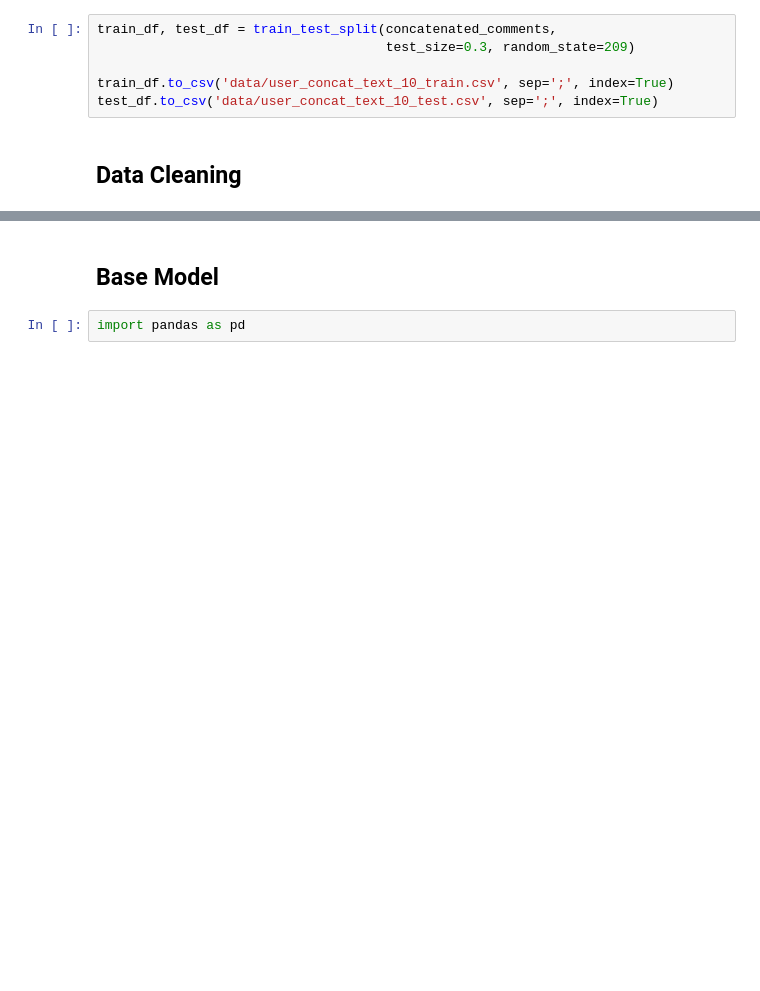
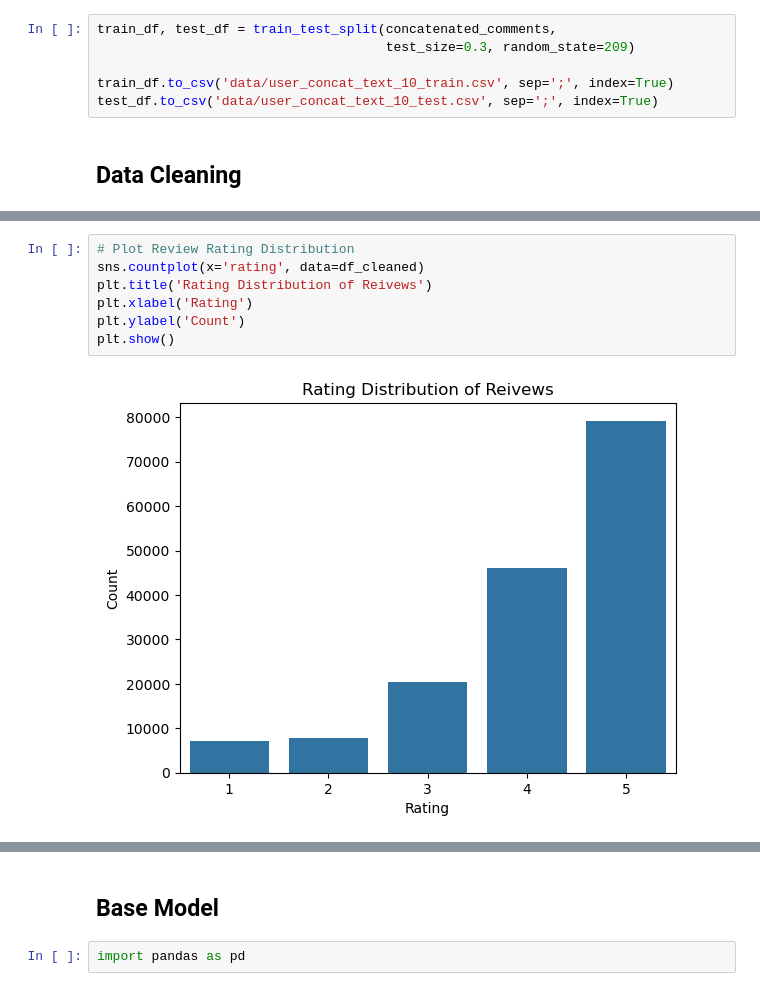
Before and after one commit to yuqinbailey/Restaurant-Rec-Google-Reviews, a Jupyter notebook: 4_Pipeline_Dev.ipynb, the cells around one changed output, grey strips where cells are left out. Saved outputs shown, nothing was run; the diff lists cells and outputs as text; blank space fills up the shorter version.

```diff
--- a/4_Pipeline_Dev.ipynb
+++ b/4_Pipeline_Dev.ipynb
@@ -286,0 +322,9 @@ Name: count, dtype: int64
+# %%
+# Plot Review Rating Distribution
+sns.countplot(x='rating', data=df_cleaned)
+plt.title('Rating Distribution of Reivews')
+plt.xlabel('Rating')
+plt.ylabel('Count')
+plt.show()
+# %% [output]
+[figure, added]
```
Also changed, not shown: parts of 15 cells of this notebook.
